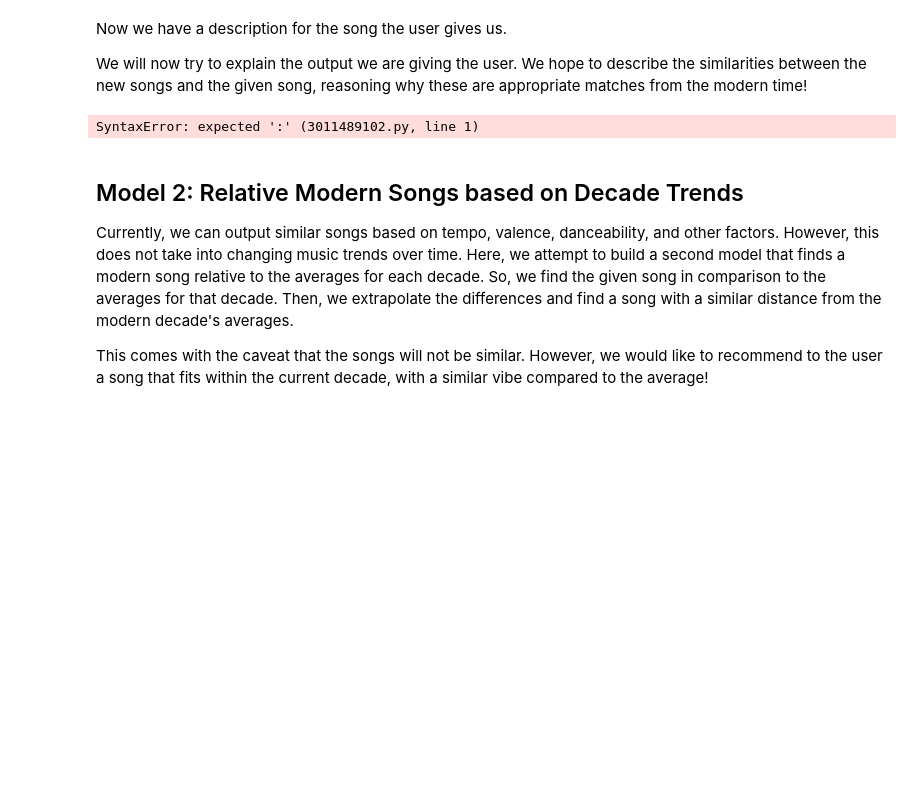
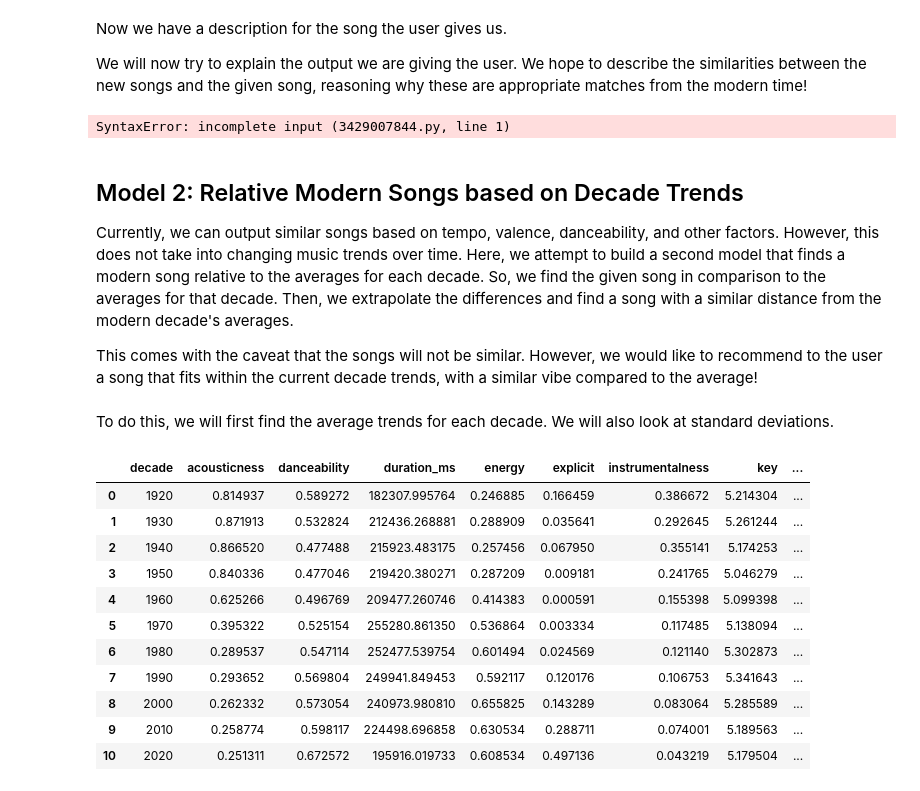
Before and after one commit to apalmm/contemporary-songs, a Jupyter notebook: recommendation_models.ipynb, the cells around one changed output. Cells and saved outputs as stored; diff of their text form; code cells hidden in the pictures; blank space fills up the shorter version.

```diff
--- a/recommendation_models.ipynb
+++ b/recommendation_models.ipynb
@@ -514,14 +545,30 @@ Now we have a description for the song the user gives us.
 
 We will now try to explain the output we are giving the user. We hope to describe the similarities between the new songs and the given song, reasoning why these are appropriate matches from the modern time!
 # %%
-def describe_similar_song(org_song, new_songs){
-
-}
+def describe_similar_song(org_song, new_songs):
 # %% [output]
-SyntaxError: expected ':' (3011489102.py, line 1)
+SyntaxError: incomplete input (3429007844.py, line 1)
 # %% [markdown]
 ## Model 2: Relative Modern Songs based on Decade Trends
 
 Currently, we can output similar songs based on tempo, valence, danceability, and other factors. However, this does not take into changing music trends over time. Here, we attempt to build a second model that finds a modern song relative to the averages for each decade. So, we find the given song in comparison to the averages for that decade. Then, we extrapolate the differences and find a song with a similar distance from the modern decade's averages.
 
-This comes with the caveat that the songs will not be similar. However, we would like to recommend to the user a song that fits within the current decade, with a similar vibe compared to the average!
+This comes with the caveat that the songs will not be similar. However, we would like to recommend to the user a song that fits within the current decade trends, with a similar vibe compared to the average!
+# %% [markdown]
+To do this, we will first find the average trends for each decade. We will also look at standard deviations.
+# %%
+means = songs_data.groupby(songs_data['decade']).mean(numeric_only=True).reset_index()
+means
+# %% [output]
+|  | decade | acousticness | danceability | duration_ms | energy | explicit | instrumentalness | key | ... |
+| 0 | 1920 | 0.814937 | 0.589272 | 182307.995764 | 0.246885 | 0.166459 | 0.386672 | 5.214304 | ... |
+| 1 | 1930 | 0.871913 | 0.532824 | 212436.268881 | 0.288909 | 0.035641 | 0.292645 | 5.261244 | ... |
+| 2 | 1940 | 0.866520 | 0.477488 | 215923.483175 | 0.257456 | 0.067950 | 0.355141 | 5.174253 | ... |
+| 3 | 1950 | 0.840336 | 0.477046 | 219420.380271 | 0.287209 | 0.009181 | 0.241765 | 5.046279 | ... |
+| 4 | 1960 | 0.625266 | 0.496769 | 209477.260746 | 0.414383 | 0.000591 | 0.155398 | 5.099398 | ... |
+| 5 | 1970 | 0.395322 | 0.525154 | 255280.861350 | 0.536864 | 0.003334 | 0.117485 | 5.138094 | ... |
+| 6 | 1980 | 0.289537 | 0.547114 | 252477.539754 | 0.601494 | 0.024569 | 0.121140 | 5.302873 | ... |
+| 7 | 1990 | 0.293652 | 0.569804 | 249941.849453 | 0.592117 | 0.120176 | 0.106753 | 5.341643 | ... |
+| 8 | 2000 | 0.262332 | 0.573054 | 240973.980810 | 0.655825 | 0.143289 | 0.083064 | 5.285589 | ... |
+| 9 | 2010 | 0.258774 | 0.598117 | 224498.696858 | 0.630534 | 0.288711 | 0.074001 | 5.189563 | ... |
+| 10 | 2020 | 0.251311 | 0.672572 | 195916.019733 | 0.608534 | 0.497136 | 0.043219 | 5.179504 | ... |
```
Also changed, not shown: parts of 21 cells of this notebook.
